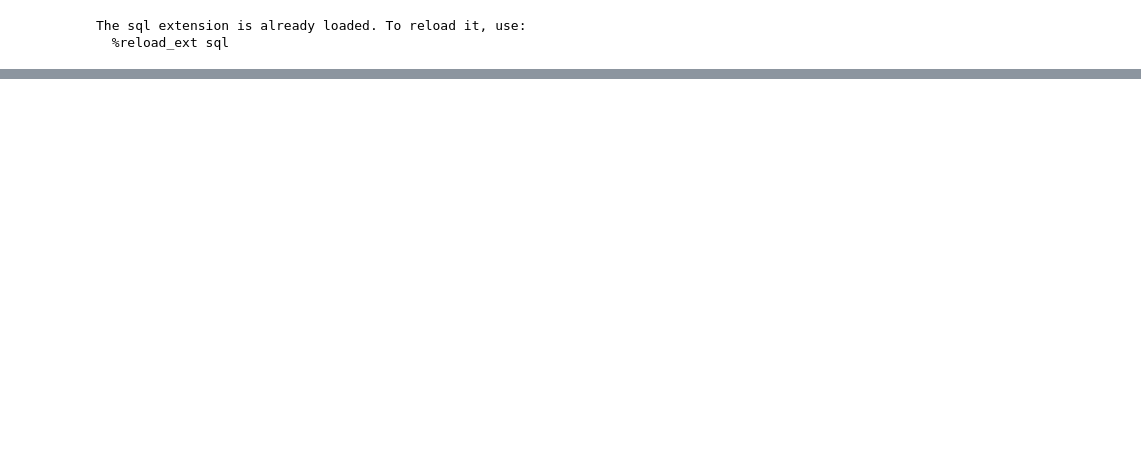
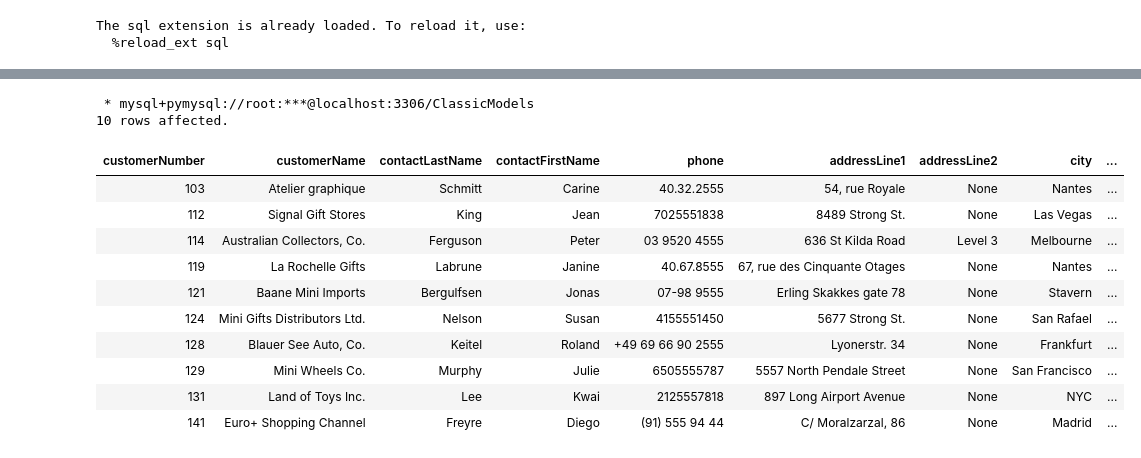
Before and after one commit to Ujstor/Data-Science-Introduction, a Jupyter notebook: 04_SQL/aggAndJoins.ipynb, the cells around one changed output, grey strips where cells are left out. Cells and saved outputs as stored; diff of their text form; code cells hidden in the pictures; blank space fills up the shorter version.

```diff
--- a/04_SQL/aggAndJoins.ipynb
+++ b/04_SQL/aggAndJoins.ipynb
@@ -37,0 +36,19 @@ conn_str = "mysql+pymysql://root:{}@localhost:3306/ClassicModels".format(passwor
+# %%
+%%sql
+SELECT * FROM customers WHERE customerNumber in
+(SELECT DISTINCT customerNumber FROM payments WHERE paymentDate<"2004-10-28")
+limit 10;
+# %% [output]
+ * mysql+pymysql://root:***@localhost:3306/ClassicModels
+10 rows affected.
+| customerNumber | customerName | contactLastName | contactFirstName | phone | addressLine1 | addressLine2 | city | ... |
+| 103 | Atelier graphique | Schmitt | Carine | 40.32.2555 | 54, rue Royale | None | Nantes | ... |
+| 112 | Signal Gift Stores | King | Jean | 7025551838 | 8489 Strong St. | None | Las Vegas | ... |
+| 114 | Australian Collectors, Co. | Ferguson | Peter | 03 9520 4555 | 636 St Kilda Road | Level 3 | Melbourne | ... |
+| 119 | La Rochelle Gifts | Labrune | Janine | 40.67.8555 | 67, rue des Cinquante Otages | None | Nantes | ... |
+| 121 | Baane Mini Imports | Bergulfsen | Jonas | 07-98 9555 | Erling Skakkes gate 78 | None | Stavern | ... |
+| 124 | Mini Gifts Distributors Ltd. | Nelson | Susan | 4155551450 | 5677 Strong St. | None | San Rafael | ... |
+| 128 | Blauer See Auto, Co. | Keitel | Roland | +49 69 66 90 2555 | Lyonerstr. 34 | None | Frankfurt | ... |
+| 129 | Mini Wheels Co. | Murphy | Julie | 6505555787 | 5557 North Pendale Street | None | San Francisco | ... |
+| 131 | Land of Toys Inc. | Lee | Kwai | 2125557818 | 897 Long Airport Avenue | None | NYC | ... |
+| 141 | Euro+ Shopping Channel | Freyre | Diego | (91) 555 94 44 | C/ Moralzarzal, 86 | None | Madrid | ... |
```
Also changed, not shown: parts of 39 cells of this notebook, 1 other file.
